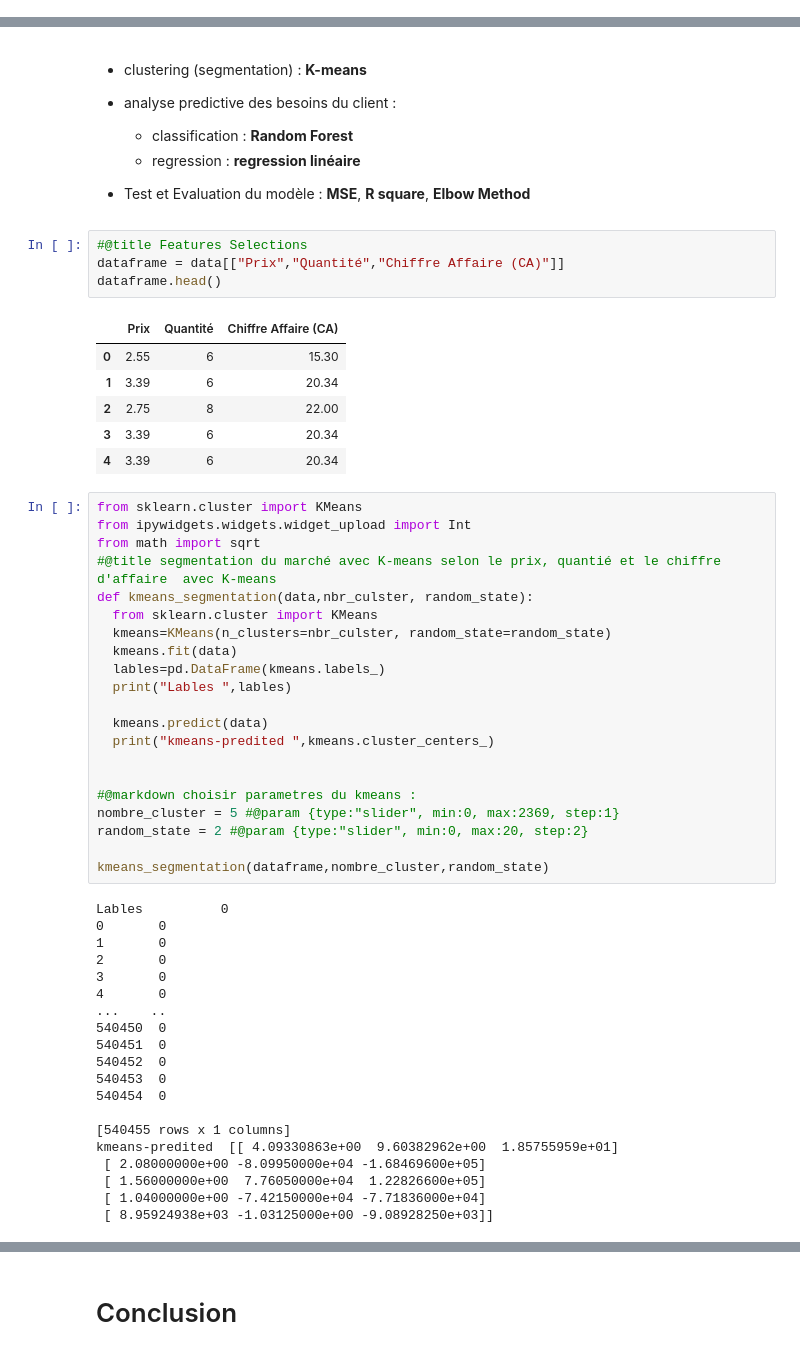
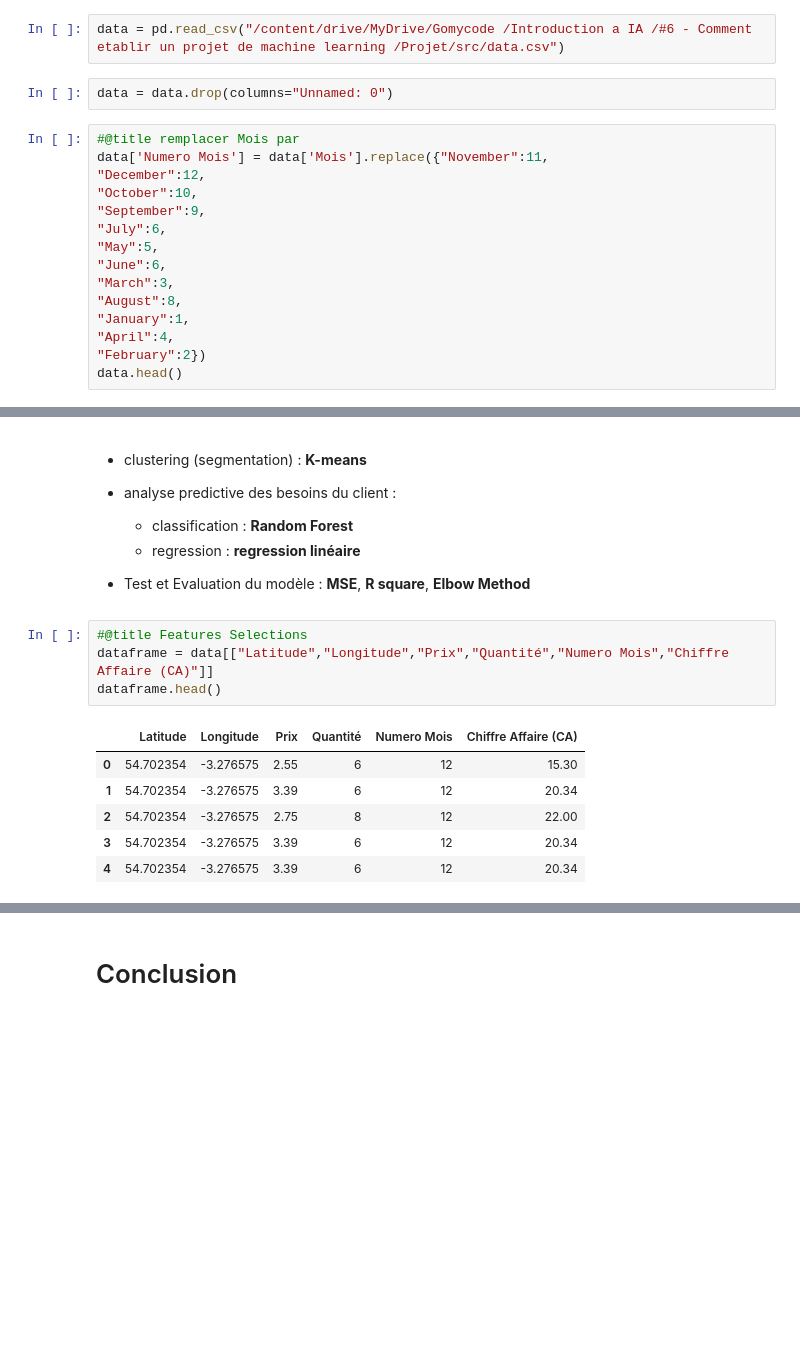
Before and after one commit to lmlouis/IntroductionIA, a Jupyter notebook: Customer_Segmentation.ipynb, the cells around one changed output, grey strips where cells are left out. Drawn from its saved outputs; the diff is of its cells as text; blank space fills up the shorter version.

```diff
--- a/Customer_Segmentation.ipynb
+++ b/Customer_Segmentation.ipynb
@@ -381,0 +523,19 @@ Name: Chiffre Affaire (CA), dtype: float64
+# %%
+data = pd.read_csv("/content/drive/MyDrive/Gomycode /Introduction a IA /#6 - Comment etablir un projet de machine learning /Projet/src/data.csv")
+# %%
+data = data.drop(columns="Unnamed: 0")
+# %%
+#@title remplacer Mois par
+data['Numero Mois'] = data['Mois'].replace({"November":11,
+"December":12,
+"October":10,
+"September":9,
+"July":6,
+"May":5,
+"June":6,
+"March":3,
+"August":8,
+"January":1,
+"April":4,
+"February":2})
+data.head()
@@ -548,53 +771,12 @@ sns.scatter(data=data, x="Quantité", y="Chiffre Affaire (CA)")
 * Test et Evaluation du modèle : **MSE**, **R square**, **Elbow Method**
 # %%
 #@title Features Selections
-dataframe = data[["Prix","Quantité","Chiffre Affaire (CA)"]]
+dataframe = data[["Latitude","Longitude","Prix","Quantité","Numero Mois","Chiffre Affaire (CA)"]]
 dataframe.head()
 # %% [output]
-|  | Prix | Quantité | Chiffre Affaire (CA) |
-| 0 | 2.55 | 6 | 15.30 |
-| 1 | 3.39 | 6 | 20.34 |
-| 2 | 2.75 | 8 | 22.00 |
-| 3 | 3.39 | 6 | 20.34 |
-| 4 | 3.39 | 6 | 20.34 |
+|  | Latitude | Longitude | Prix | Quantité | Numero Mois | Chiffre Affaire (CA) |
+| 0 | 54.702354 | -3.276575 | 2.55 | 6 | 12 | 15.30 |
+| 1 | 54.702354 | -3.276575 | 3.39 | 6 | 12 | 20.34 |
+| 2 | 54.702354 | -3.276575 | 2.75 | 8 | 12 | 22.00 |
+| 3 | 54.702354 | -3.276575 | 3.39 | 6 | 12 | 20.34 |
+| 4 | 54.702354 | -3.276575 | 3.39 | 6 | 12 | 20.34 |
-# %%
-from sklearn.cluster import KMeans
-from ipywidgets.widgets.widget_upload import Int
-from math import sqrt
-#@title segmentation du marché avec K-means selon le prix, quantié et le chiffre d'affaire  avec K-means
-def kmeans_segmentation(data,nbr_culster, random_state):
-  from sklearn.cluster import KMeans
-  kmeans=KMeans(n_clusters=nbr_culster, random_state=random_state)
-  kmeans.fit(data)
-  lables=pd.DataFrame(kmeans.labels_)
-  print("Lables ",lables)
-
-  kmeans.predict(data)
-  print("kmeans-predited ",kmeans.cluster_centers_)
-
-
-#@markdown choisir parametres du kmeans :
-nombre_cluster = 5 #@param {type:"slider", min:0, max:2369, step:1}
-random_state = 2 #@param {type:"slider", min:0, max:20, step:2}
-
-kmeans_segmentation(dataframe,nombre_cluster,random_state)
-# %% [output]
-Lables          0
-0       0
-1       0
-2       0
-3       0
-4       0
-...    ..
-540450  0
-540451  0
-540452  0
-540453  0
-540454  0
-
-[540455 rows x 1 columns]
-kmeans-predited  [[ 4.09330863e+00  9.60382962e+00  1.85755959e+01]
- [ 2.08000000e+00 -8.09950000e+04 -1.68469600e+05]
- [ 1.56000000e+00  7.76050000e+04  1.22826600e+05]
- [ 1.04000000e+00 -7.42150000e+04 -7.71836000e+04]
- [ 8.95924938e+03 -1.03125000e+00 -9.08928250e+03]]
```
Also changed, not shown: parts of 50 cells of this notebook.
